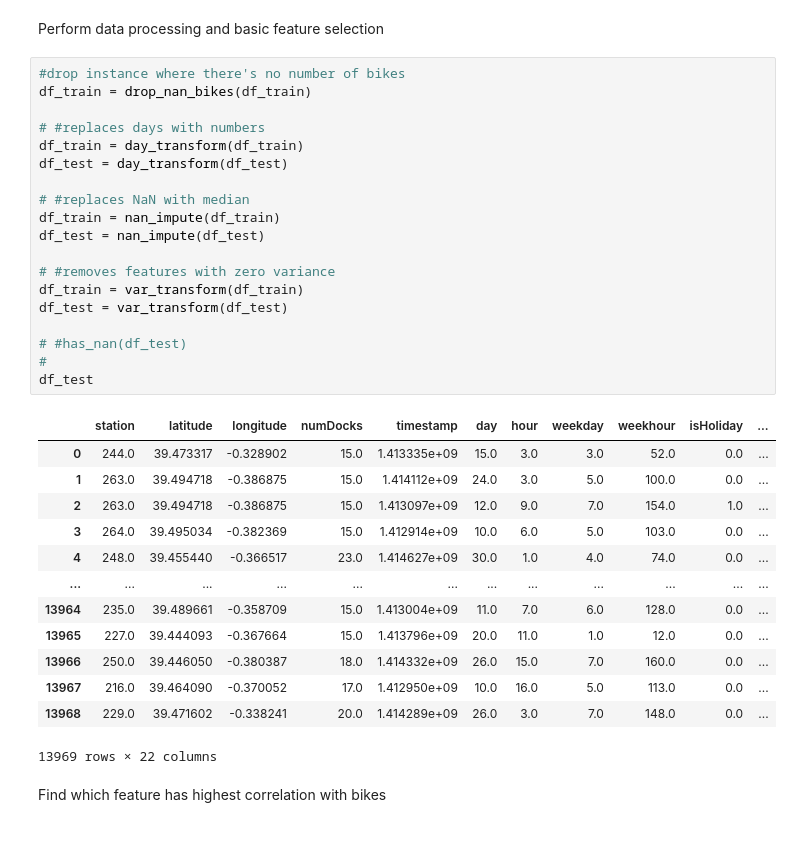
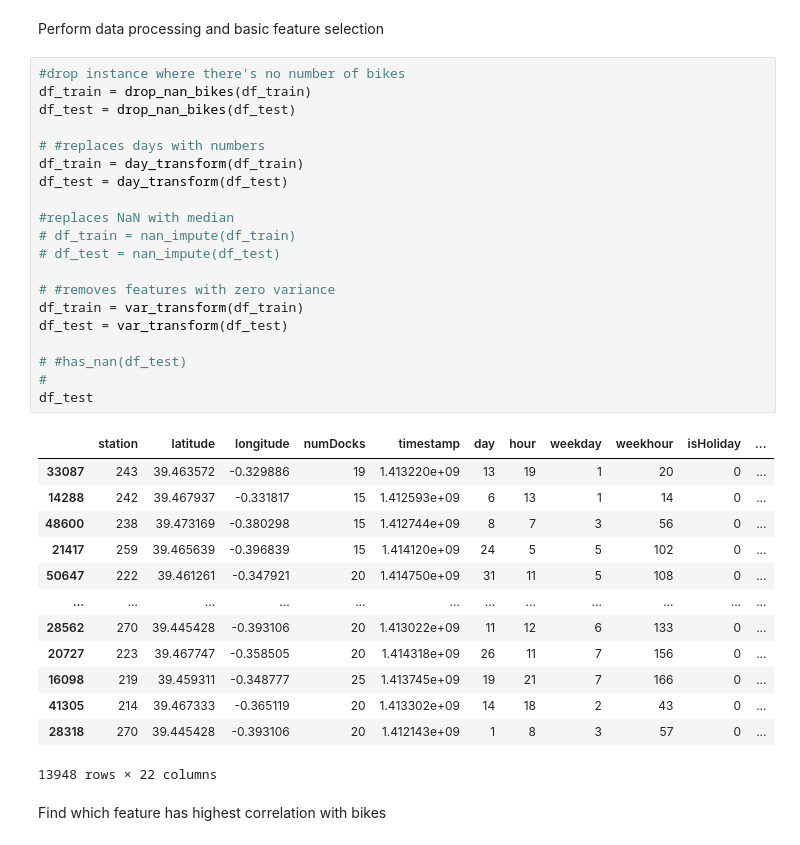
Before and after one commit to davideturco/morebikes2020, a Jupyter notebook: general.ipynb, the cells around one changed output. Saved outputs shown, nothing was run; the diff lists cells and outputs as text.

```diff
--- a/general.ipynb
+++ b/general.ipynb
@@ -40,35 +50,36 @@ Perform data processing and basic feature selection
 # %%
 #drop instance where there's no number of bikes
 df_train = drop_nan_bikes(df_train)
+df_test = drop_nan_bikes(df_test)
 
 # #replaces days with numbers
 df_train = day_transform(df_train)
 df_test = day_transform(df_test)
 
-# #replaces NaN with median
-df_train = nan_impute(df_train)
-df_test = nan_impute(df_test)
+#replaces NaN with median
+# df_train = nan_impute(df_train)
+# df_test = nan_impute(df_test)
 
 # #removes features with zero variance
 df_train = var_transform(df_train)
 df_test = var_transform(df_test)
 
 # #has_nan(df_test)
 #
 df_test
 # %% [output]
 |  | station | latitude | longitude | numDocks | timestamp | day | hour | weekday | weekhour | isHoliday | ... |
-| 0 | 244.0 | 39.473317 | -0.328902 | 15.0 | 1.413335e+09 | 15.0 | 3.0 | 3.0 | 52.0 | 0.0 | ... |
-| 1 | 263.0 | 39.494718 | -0.386875 | 15.0 | 1.414112e+09 | 24.0 | 3.0 | 5.0 | 100.0 | 0.0 | ... |
-| 2 | 263.0 | 39.494718 | -0.386875 | 15.0 | 1.413097e+09 | 12.0 | 9.0 | 7.0 | 154.0 | 1.0 | ... |
-| 3 | 264.0 | 39.495034 | -0.382369 | 15.0 | 1.412914e+09 | 10.0 | 6.0 | 5.0 | 103.0 | 0.0 | ... |
-| 4 | 248.0 | 39.455440 | -0.366517 | 23.0 | 1.414627e+09 | 30.0 | 1.0 | 4.0 | 74.0 | 0.0 | ... |
+| 33087 | 243 | 39.463572 | -0.329886 | 19 | 1.413220e+09 | 13 | 19 | 1 | 20 | 0 | ... |
+| 14288 | 242 | 39.467937 | -0.331817 | 15 | 1.412593e+09 | 6 | 13 | 1 | 14 | 0 | ... |
+| 48600 | 238 | 39.473169 | -0.380298 | 15 | 1.412744e+09 | 8 | 7 | 3 | 56 | 0 | ... |
+| 21417 | 259 | 39.465639 | -0.396839 | 15 | 1.414120e+09 | 24 | 5 | 5 | 102 | 0 | ... |
+| 50647 | 222 | 39.461261 | -0.347921 | 20 | 1.414750e+09 | 31 | 11 | 5 | 108 | 0 | ... |
 | ... | ... | ... | ... | ... | ... | ... | ... | ... | ... | ... | ... |
-| 13964 | 235.0 | 39.489661 | -0.358709 | 15.0 | 1.413004e+09 | 11.0 | 7.0 | 6.0 | 128.0 | 0.0 | ... |
-| 13965 | 227.0 | 39.444093 | -0.367664 | 15.0 | 1.413796e+09 | 20.0 | 11.0 | 1.0 | 12.0 | 0.0 | ... |
-| 13966 | 250.0 | 39.446050 | -0.380387 | 18.0 | 1.414332e+09 | 26.0 | 15.0 | 7.0 | 160.0 | 0.0 | ... |
-| 13967 | 216.0 | 39.464090 | -0.370052 | 17.0 | 1.412950e+09 | 10.0 | 16.0 | 5.0 | 113.0 | 0.0 | ... |
-| 13968 | 229.0 | 39.471602 | -0.338241 | 20.0 | 1.414289e+09 | 26.0 | 3.0 | 7.0 | 148.0 | 0.0 | ... |
+| 28562 | 270 | 39.445428 | -0.393106 | 20 | 1.413022e+09 | 11 | 12 | 6 | 133 | 0 | ... |
+| 20727 | 223 | 39.467747 | -0.358505 | 20 | 1.414318e+09 | 26 | 11 | 7 | 156 | 0 | ... |
+| 16098 | 219 | 39.459311 | -0.348777 | 25 | 1.413745e+09 | 19 | 21 | 7 | 166 | 0 | ... |
+| 41305 | 214 | 39.467333 | -0.365119 | 20 | 1.413302e+09 | 14 | 18 | 2 | 43 | 0 | ... |
+| 28318 | 270 | 39.445428 | -0.393106 | 20 | 1.412143e+09 | 1 | 8 | 3 | 57 | 0 | ... |
-13969 rows × 22 columns
+13948 rows × 22 columns
 # %% [markdown]
 Find which feature has highest correlation with bikes
```
Also changed, not shown: parts of 25 cells of this notebook, 1 other file.
